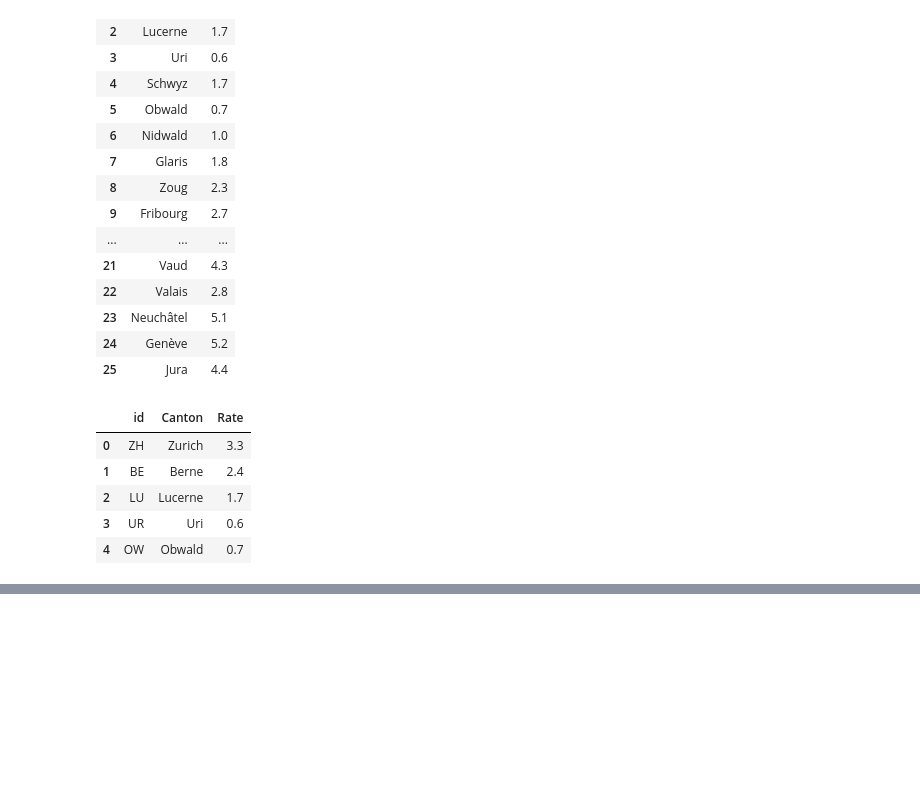
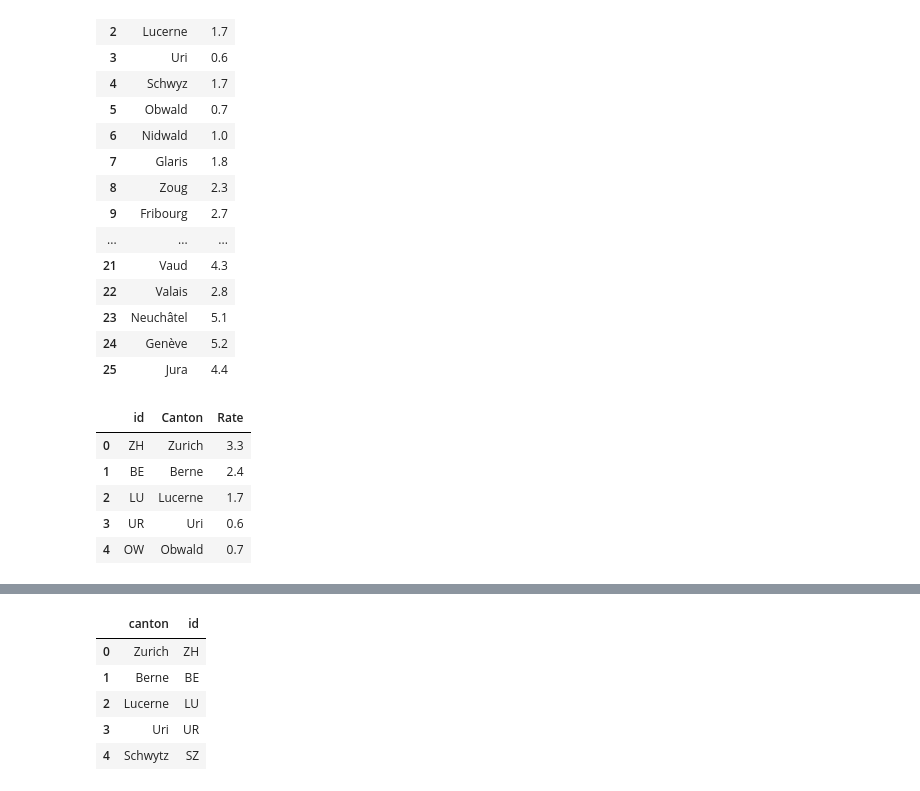
Before and after one commit to vincenzobaz/VBTALL-ADA2017, a Jupyter notebook: Homework 3.ipynb, the cells around one changed output, grey strips where cells are left out. Cells and saved outputs as stored; diff of their text form; code cells hidden in the pictures; blank space fills up the shorter version.

```diff
--- a/Homework 3.ipynb
+++ b/Homework 3.ipynb
@@ -195,0 +285,9 @@ swissmap
+# %%
+display(cantons_ids.head(5))
+# %% [output]
+|  | canton | id |
+| 0 | Zurich | ZH |
+| 1 | Berne | BE |
+| 2 | Lucerne | LU |
+| 3 | Uri | UR |
+| 4 | Schwytz | SZ |
```
Also changed, not shown: parts of 17 cells of this notebook.
